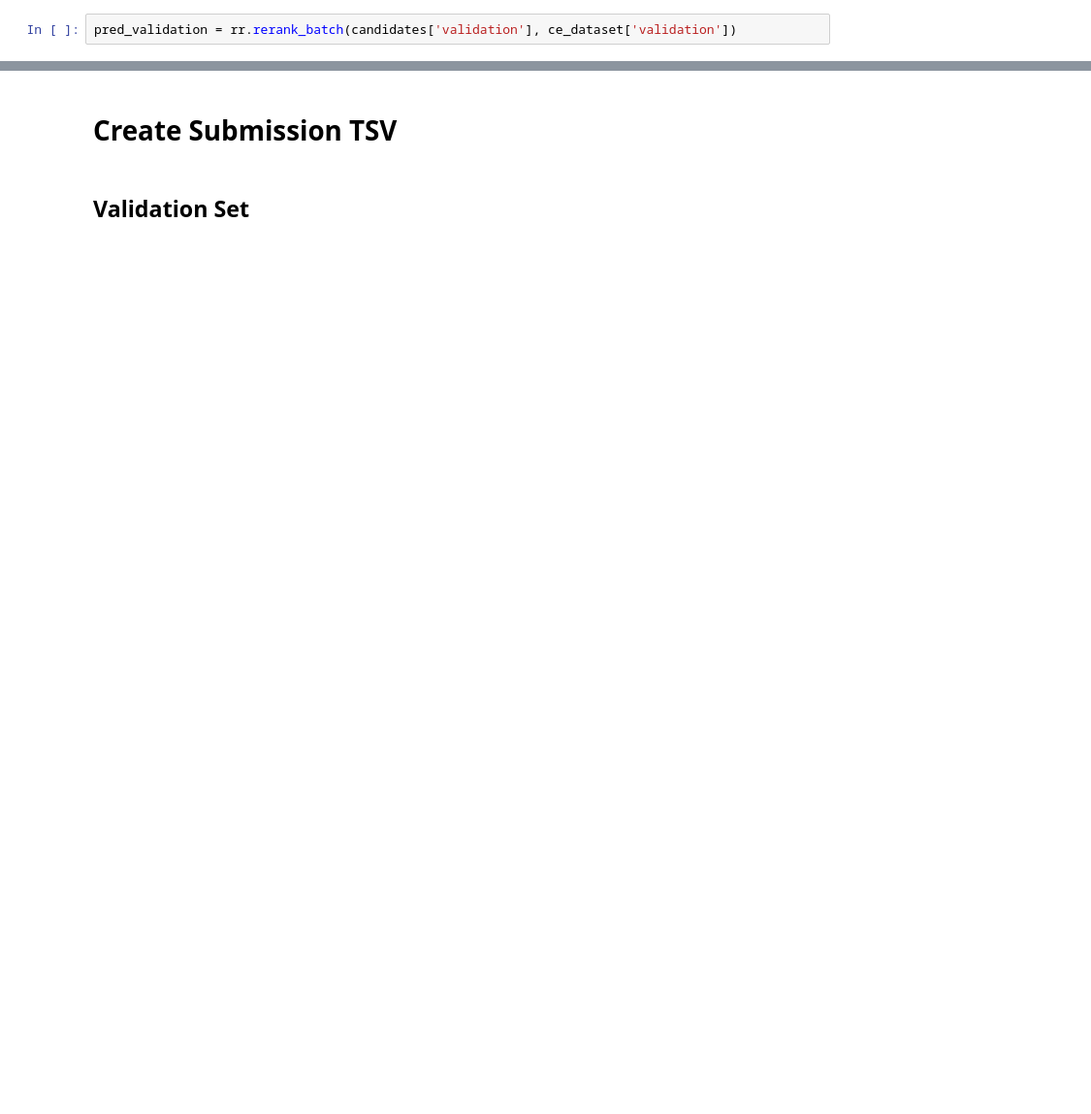
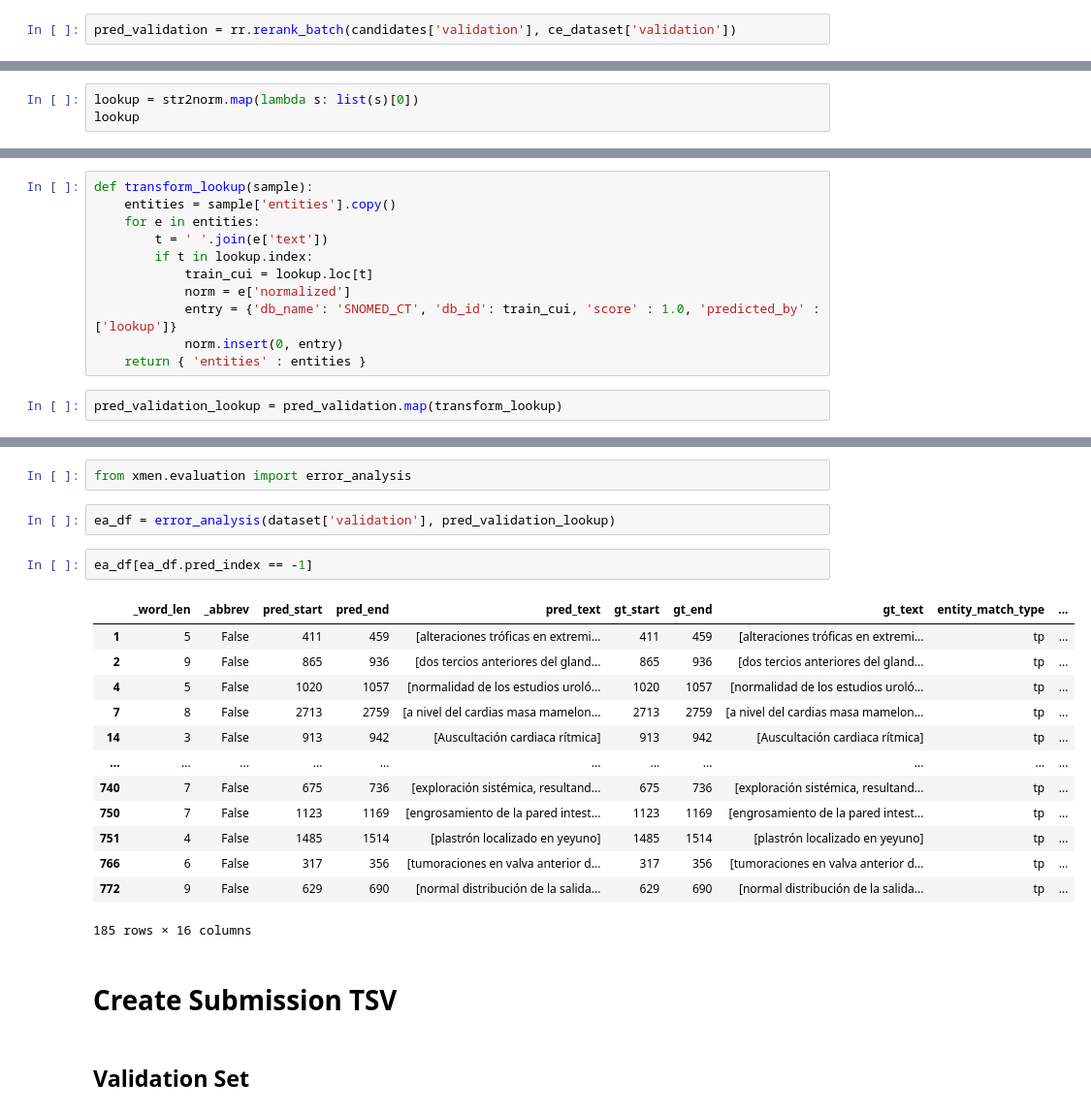
Before and after one commit to hpi-dhc/symptemist_biocreative_2023, a Jupyter notebook: notebooks/xMEN.ipynb, the cells around one changed output, grey strips where cells are left out. Shown: that part at 97% size. Cells and saved outputs as stored; diff of their text form; blank space fills up the shorter version.

```diff
--- a/notebooks/xMEN.ipynb
+++ b/notebooks/xMEN.ipynb
@@ -225,0 +225,3 @@ evaluate(dataset['validation'], pred_validation)
+# %%
+lookup = str2norm.map(lambda s: list(s)[0])
+lookup
@@ -225,0 +242,13 @@ evaluate(dataset['validation'], pred_validation)
+# %%
+def transform_lookup(sample):
+    entities = sample['entities'].copy()
+    for e in entities:
+        t = ' '.join(e['text'])
+        if t in lookup.index:
+            train_cui = lookup.loc[t]
+            norm = e['normalized']
+            entry = {'db_name': 'SNOMED_CT', 'db_id': train_cui, 'score' : 1.0, 'predicted_by' : ['lookup']}
+            norm.insert(0, entry)
+    return { 'entities' : entities }
+# %%
+pred_validation_lookup = pred_validation.map(transform_lookup)
@@ -226,3 +271,23 @@ evaluate(dataset['validation'], pred_validation)
+# %%
+from xmen.evaluation import error_analysis
+# %%
+ea_df = error_analysis(dataset['validation'], pred_validation_lookup)
+# %%
+ea_df[ea_df.pred_index == -1]
+# %% [output]
+|  | _word_len | _abbrev | pred_start | pred_end | pred_text | gt_start | gt_end | gt_text | entity_match_type | ... |
+| 1 | 5 | False | 411 | 459 | [alteraciones tróficas en extremi... | 411 | 459 | [alteraciones tróficas en extremi... | tp | ... |
+| 2 | 9 | False | 865 | 936 | [dos tercios anteriores del gland... | 865 | 936 | [dos tercios anteriores del gland... | tp | ... |
+| 4 | 5 | False | 1020 | 1057 | [normalidad de los estudios uroló... | 1020 | 1057 | [normalidad de los estudios uroló... | tp | ... |
+| 7 | 8 | False | 2713 | 2759 | [a nivel del cardias masa mamelon... | 2713 | 2759 | [a nivel del cardias masa mamelon... | tp | ... |
+| 14 | 3 | False | 913 | 942 | [Auscultación cardiaca rítmica] | 913 | 942 | [Auscultación cardiaca rítmica] | tp | ... |
+| ... | ... | ... | ... | ... | ... | ... | ... | ... | ... | ... |
+| 740 | 7 | False | 675 | 736 | [exploración sistémica, resultand... | 675 | 736 | [exploración sistémica, resultand... | tp | ... |
+| 750 | 7 | False | 1123 | 1169 | [engrosamiento de la pared intest... | 1123 | 1169 | [engrosamiento de la pared intest... | tp | ... |
+| 751 | 4 | False | 1485 | 1514 | [plastrón localizado en yeyuno] | 1485 | 1514 | [plastrón localizado en yeyuno] | tp | ... |
+| 766 | 6 | False | 317 | 356 | [tumoraciones en valva anterior d... | 317 | 356 | [tumoraciones en valva anterior d... | tp | ... |
+| 772 | 9 | False | 629 | 690 | [normal distribución de la salida... | 629 | 690 | [normal distribución de la salida... | tp | ... |
+185 rows × 16 columns
 # %% [markdown]
 # Create Submission TSV
 # %% [markdown]
```
Also changed, not shown: parts of 35 cells of this notebook.
